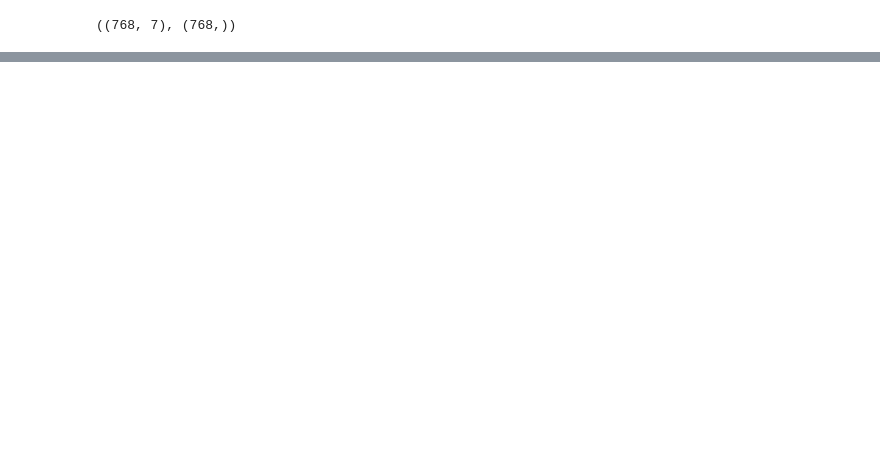
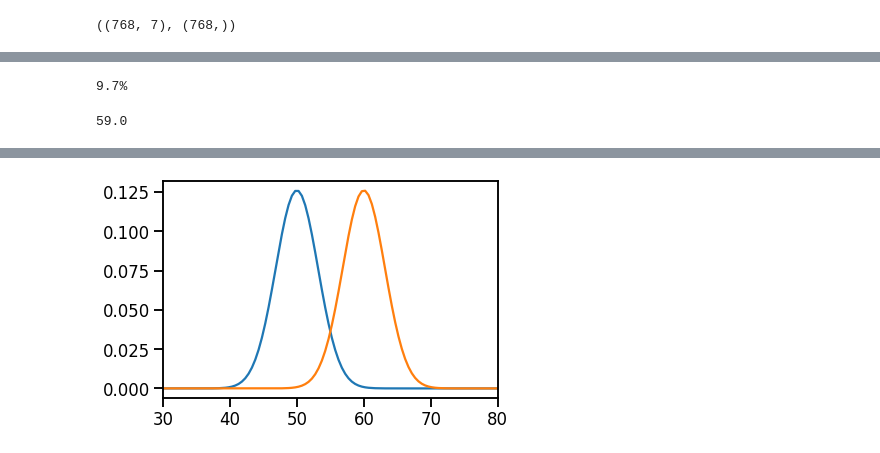
Before and after one commit to AnisH1427/Data-Analysis, a Jupyter notebook: Untitled.ipynb, the cells around one changed output, grey strips where cells are left out. Saved outputs shown, nothing was run; the diff lists cells and outputs as text; code cells hidden in the pictures; blank space fills up the shorter version.

```diff
--- a/Untitled.ipynb
+++ b/Untitled.ipynb
@@ -156,0 +201,27 @@ sns.pairplot(data=df,x_vars=X,y_vars=Y)
+# %%
+from scipy.stats import binom
+prob = 1 - binom.cdf(56, 100, 0.5)
+
+print(str(round(prob*100, 1))+"%")
+# %% [output]
+9.7%
+# %%
+print(binom.ppf(0.95,100,0.5)+1)
+# %% [output]
+59.0
+# %%
+mu = 50
+variance = 10
+sigma = math.sqrt(variance)
+x = np.linspace(1, 100, 200)
+plt.plot(x,stats.norm.pdf(x, mu, sigma))
+
+mu = 60
+variance = 10
+sigma = math.sqrt(variance)
+x = np.linspace(1, 100, 200)
+plt.plot(x,stats.norm.pdf(x, mu, sigma))
+
+plt.xlim(30,80)
+plt.show()
+# %% [output]
@@ -156,0 +230 @@ sns.pairplot(data=df,x_vars=X,y_vars=Y)
+[figure, added]
```
Also changed, not shown: parts of 15 cells of this notebook.
